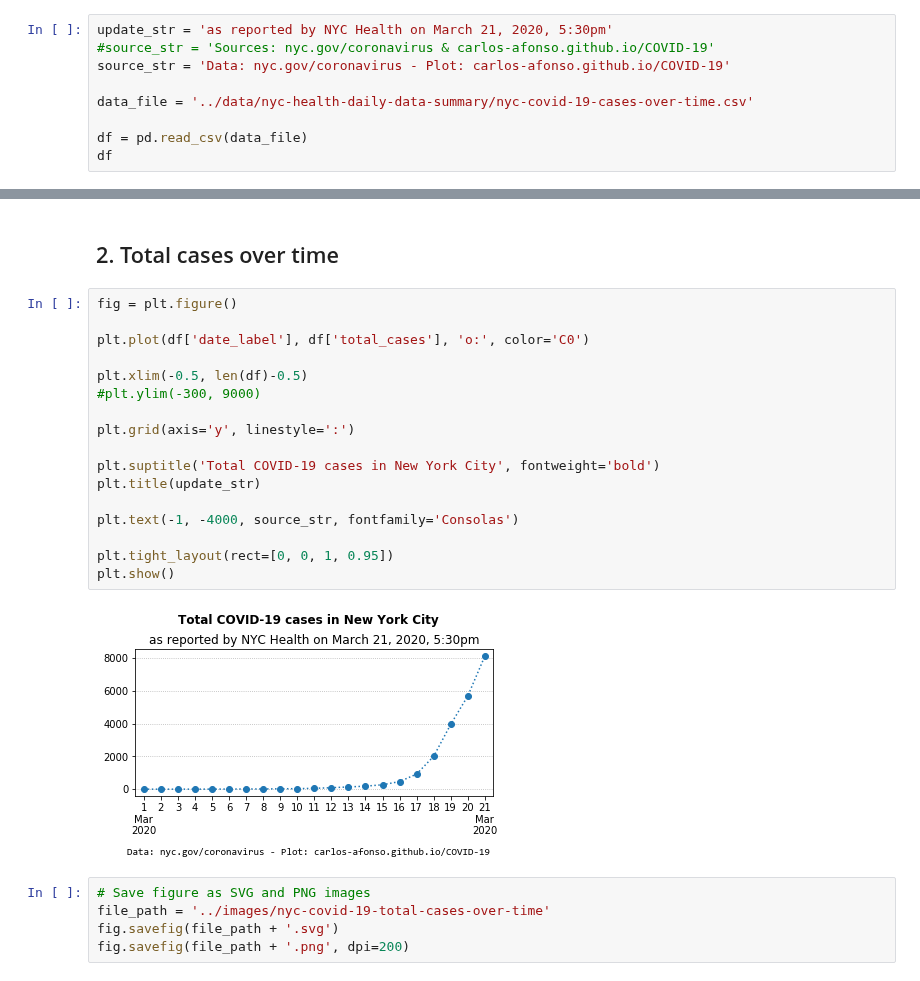
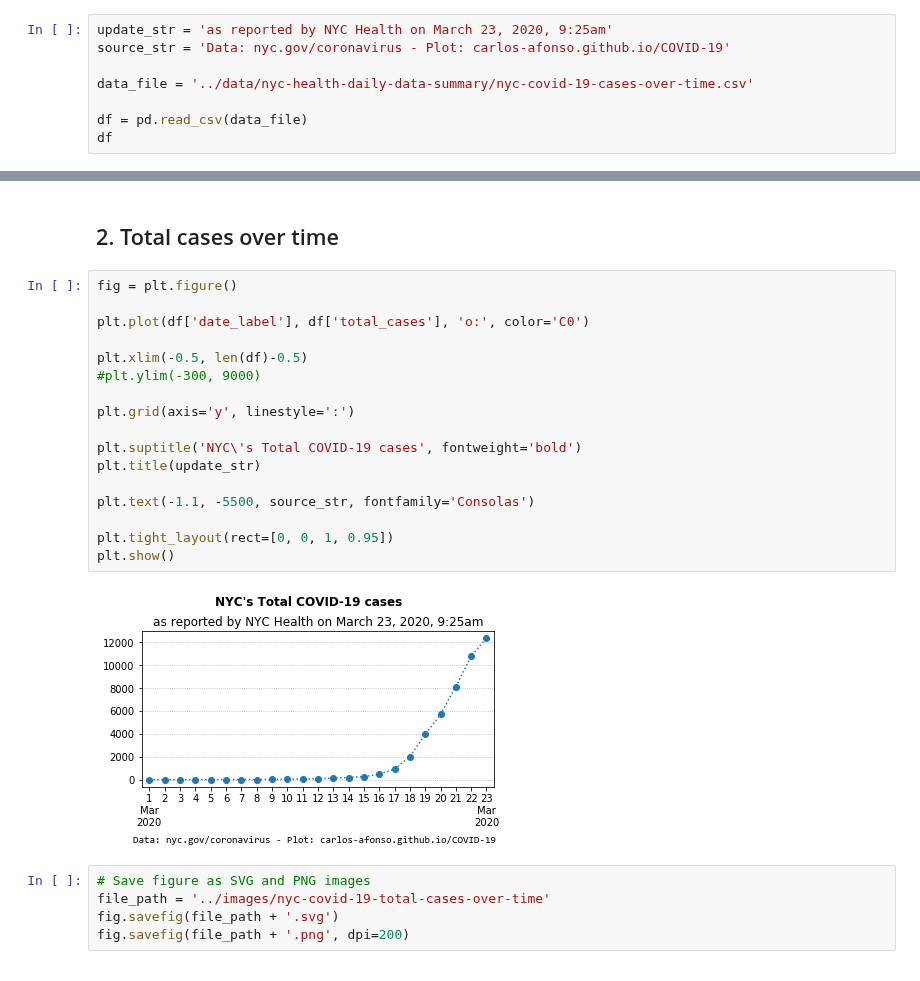
Before and after one commit to carlos-afonso/COVID-19, a Jupyter notebook: notebooks/nyc-covid-19-cases-over-time.ipynb, the cells around one changed output, grey strips where cells are left out. Cells and saved outputs as stored; diff of their text form.

Commit message:
Updates NYC plots

```diff
--- a/notebooks/nyc-covid-19-cases-over-time.ipynb
+++ b/notebooks/nyc-covid-19-cases-over-time.ipynb
@@ -11,8 +11,7 @@ import pandas as pd
 # %% [markdown]
 ## 1. Read Data
 # %%
-update_str = 'as reported by NYC Health on March 21, 2020, 5:30pm'
-#source_str = 'Sources: nyc.gov/coronavirus & carlos-afonso.github.io/COVID-19'
+update_str = 'as reported by NYC Health on March 23, 2020, 9:25am'
 source_str = 'Data: nyc.gov/coronavirus - Plot: carlos-afonso.github.io/COVID-19'
 
 data_file = '../data/nyc-health-daily-data-summary/nyc-covid-19-cases-over-time.csv'
@@ -79,22 +78,22 @@ df
 # %%
 fig = plt.figure()
 
 plt.plot(df['date_label'], df['total_cases'], 'o:', color='C0')
 
 plt.xlim(-0.5, len(df)-0.5)
 #plt.ylim(-300, 9000)
 
 plt.grid(axis='y', linestyle=':')
 
-plt.suptitle('Total COVID-19 cases in New York City', fontweight='bold')
+plt.suptitle('NYC\'s Total COVID-19 cases', fontweight='bold')
 plt.title(update_str)
 
-plt.text(-1, -4000, source_str, fontfamily='Consolas')
+plt.text(-1.1, -5500, source_str, fontfamily='Consolas')
 
 plt.tight_layout(rect=[0, 0, 1, 0.95])
 plt.show()
 # %% [output]
-[figure, old version]
+[figure, new version]
 # %%
 # Save figure as SVG and PNG images
 file_path = '../images/nyc-covid-19-total-cases-over-time'
```
Also changed, not shown: parts of 4 cells of this notebook, 4 other files.
